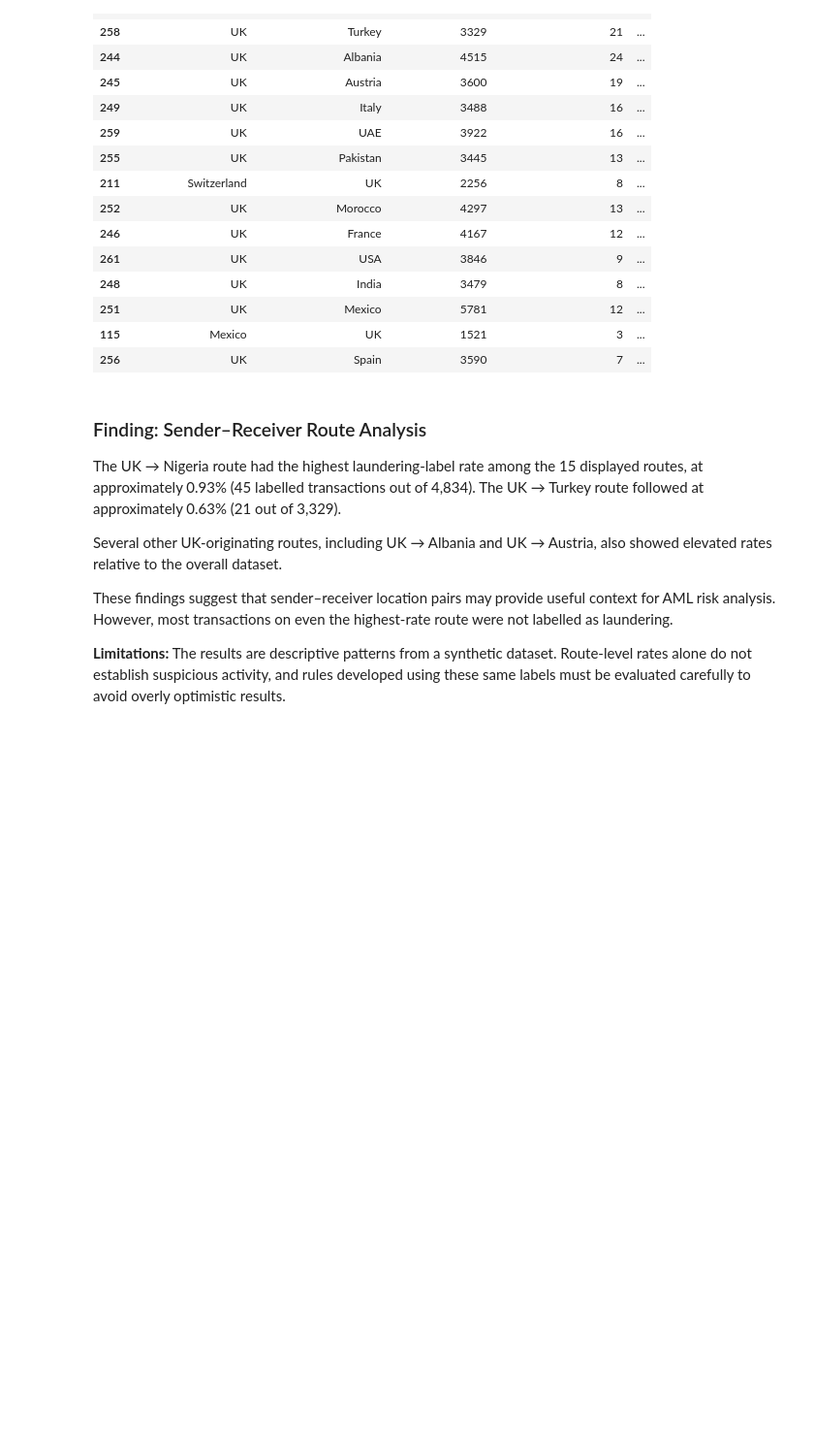
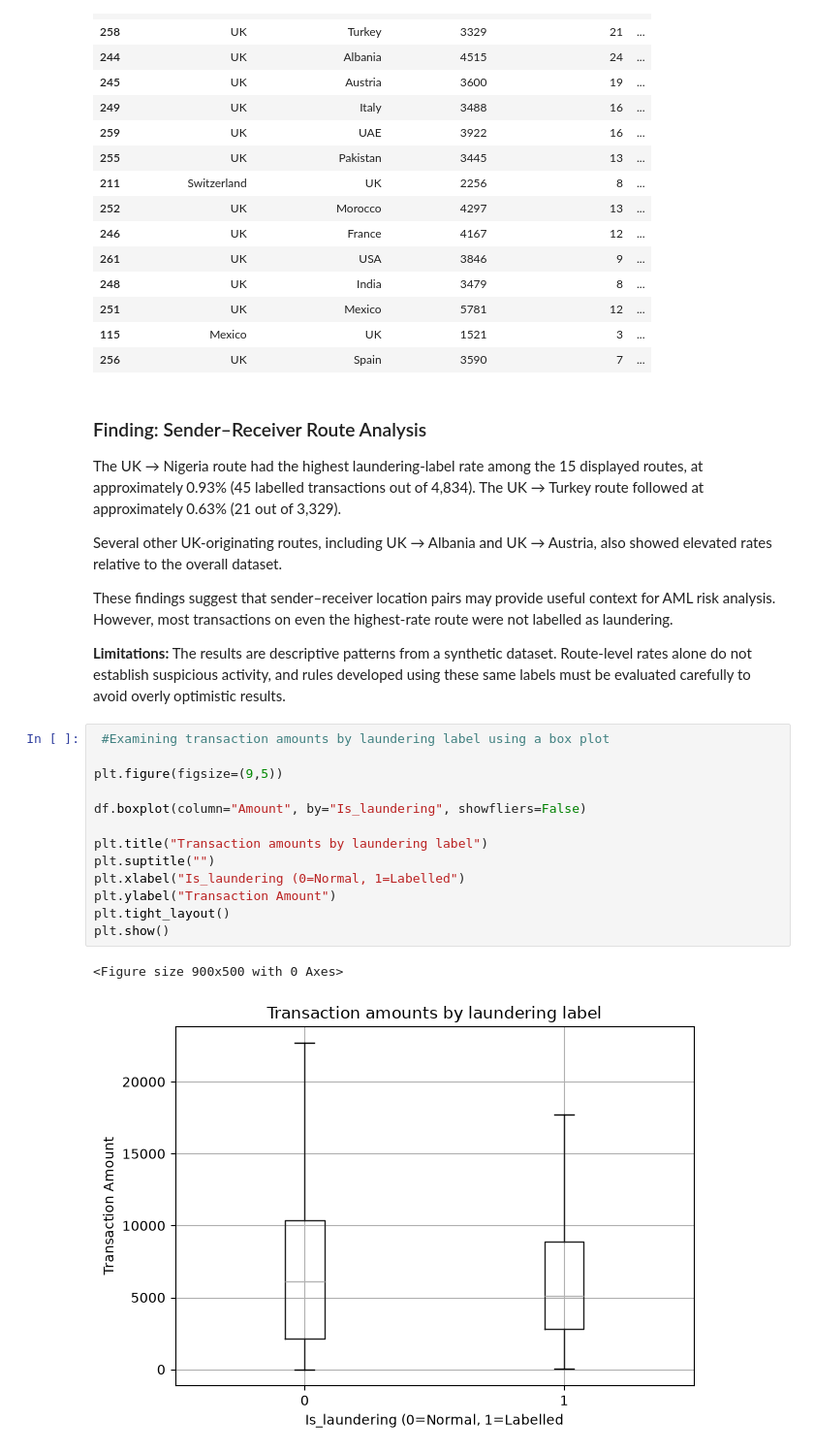
Before and after one commit to Ashutoshp-19/aml-transaction-monitering, a Jupyter notebook: 01_data-exploration.ipynb, the cells around one changed output. Shown at 97% size. Drawn from its saved outputs; the diff is of its cells as text; blank space fills up the shorter version.

```diff
--- a/01_data-exploration.ipynb
+++ b/01_data-exploration.ipynb
@@ -313,3 +314,19 @@ Several other UK-originating routes, including UK → Albania and UK → Austria
 These findings suggest that sender–receiver location pairs may provide useful context for AML risk analysis. However, most transactions on even the highest-rate route were not labelled as laundering.
 
 **Limitations:** The results are descriptive patterns from a synthetic dataset. Route-level rates alone do not establish suspicious activity, and rules developed using these same labels must be evaluated carefully to avoid overly optimistic results.
+# %%
+ #Examining transaction amounts by laundering label using a box plot
+
+plt.figure(figsize=(9,5))
+
+df.boxplot(column="Amount", by="Is_laundering", showfliers=False)
+
+plt.title("Transaction amounts by laundering label")
+plt.suptitle("")
+plt.xlabel("Is_laundering (0=Normal, 1=Labelled")
+plt.ylabel("Transaction Amount")
+plt.tight_layout()
+plt.show()
+# %% [output]
+<Figure size 900x500 with 0 Axes>
+[figure, added]
```
Also changed, not shown: parts of 15 cells of this notebook.
